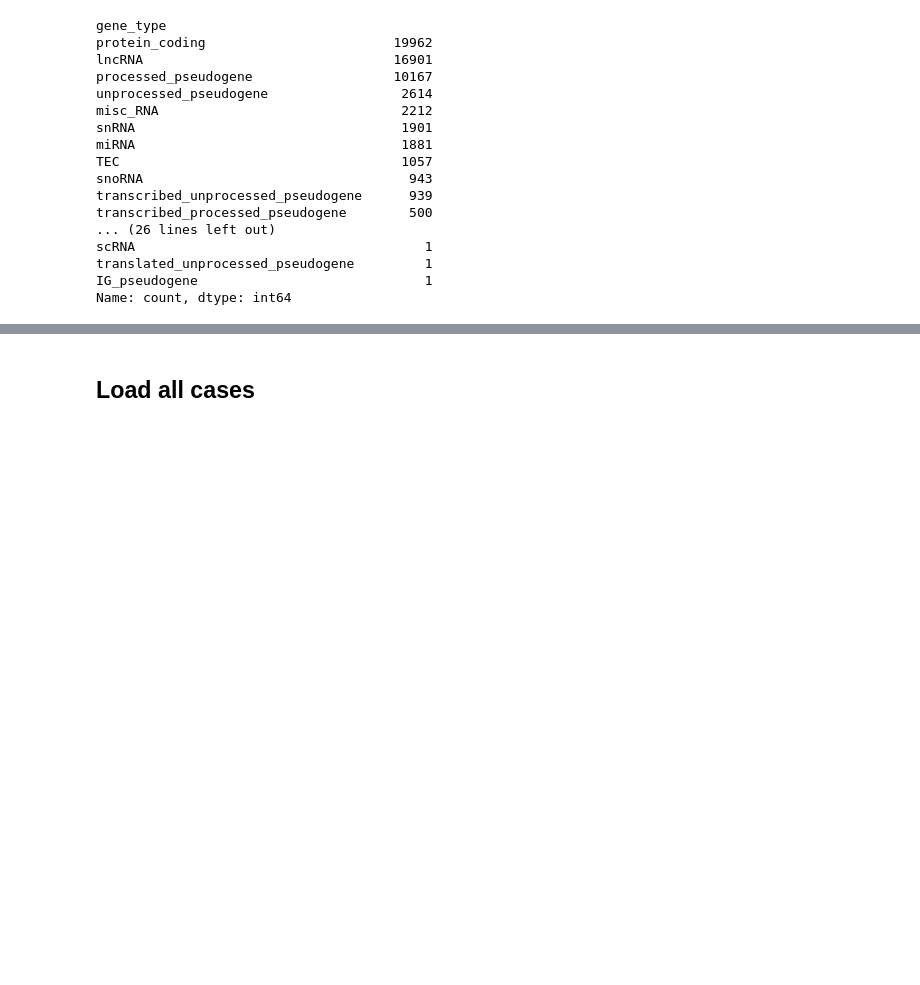
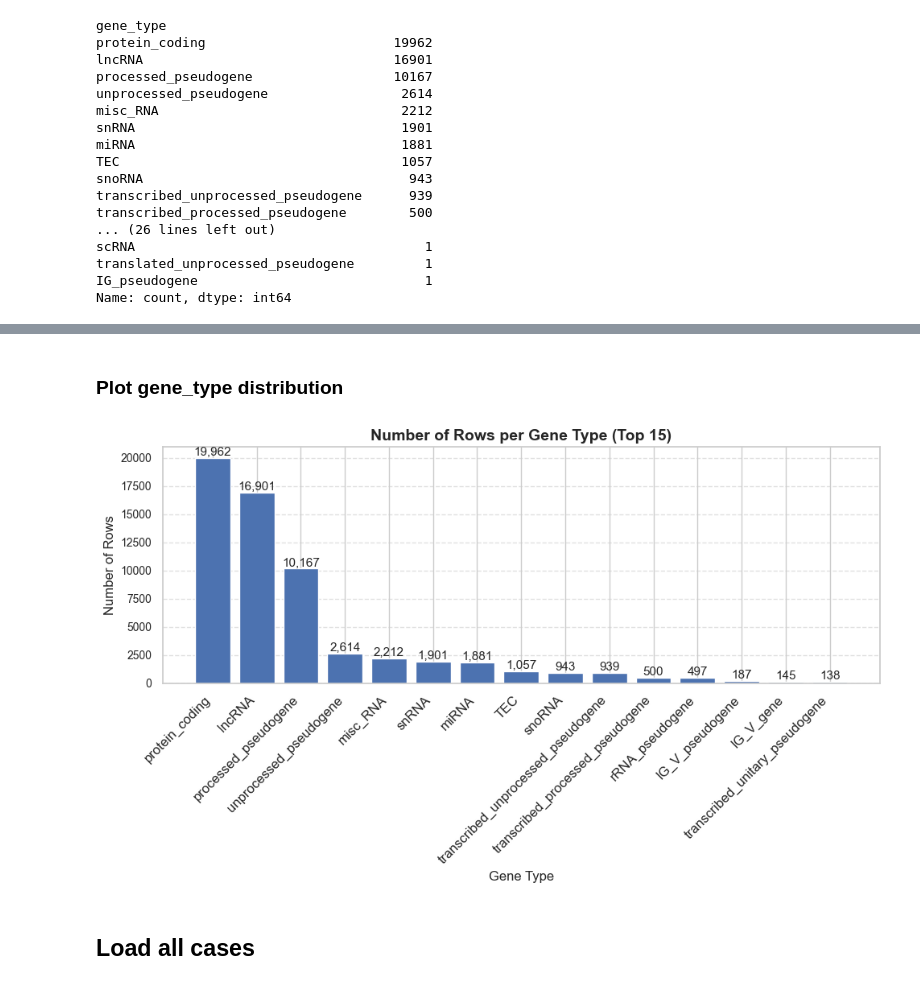
Before and after one commit to giorgiaBertacchini/miRNA_survival_analysis, a Jupyter notebook: notebooks/data_analysis/data_analysis_mRNA.ipynb, the cells around one changed output, grey strips where cells are left out. Cells and saved outputs as stored; diff of their text form; code cells hidden in the pictures; blank space fills up the shorter version.

```diff
--- a/notebooks/data_analysis/data_analysis_mRNA.ipynb
+++ b/notebooks/data_analysis/data_analysis_mRNA.ipynb
@@ -146,3 +180,54 @@ Index(['gene_id', 'gene_name', 'gene_type', 'unstranded', 'stranded_first',
+# %% [markdown]
+### Plot gene_type distribution
+# %%
+import matplotlib.pyplot as plt
+
+# Count rows per gene_type
+gene_type_counts = (
+    df['gene_type']
+    .value_counts()
+    .sort_values(ascending=False)
+    .head(15)
+)
+
+# Convert to DataFrame for plotting
+gene_type_counts_df = (
+    gene_type_counts
+    .rename_axis('gene_type')
+    .reset_index(name='row_count')
+)
+
+plt.figure(figsize=(10, 6))
+bars = plt.bar(
+    gene_type_counts_df['gene_type'],
+    gene_type_counts_df['row_count'],
+)
+
+# Add value labels on top of each bar
+for bar in bars:
+    height = bar.get_height()
+    plt.text(
+        bar.get_x() + bar.get_width()/2,
+        height,
+        f"{int(height):,}",  # formatted with commas
+        ha='center', va='bottom',
+        fontsize=11
+    )
+
+# Titles and labels
+plt.title("Number of Rows per Gene Type (Top 15)", fontsize=14, fontweight='bold')
+plt.xlabel("Gene Type", fontsize=12)
+plt.ylabel("Number of Rows", fontsize=12)
+
+# Improve X axis readability
+plt.xticks(rotation=45, ha='right', fontsize=12)
+plt.yticks(fontsize=10)
+plt.grid(axis='y', linestyle='--', alpha=0.6)
+
+plt.tight_layout()
+plt.show()
+# %% [output]
+[figure, added]
 # %% [markdown]
 ## Load all cases
 # %%
```
Also changed, not shown: parts of 29 cells of this notebook, 1 other file.
